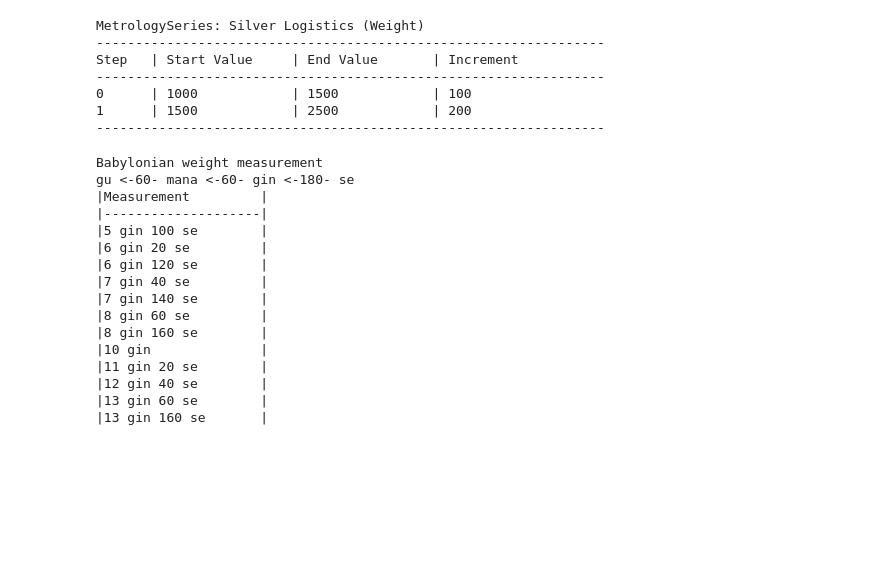
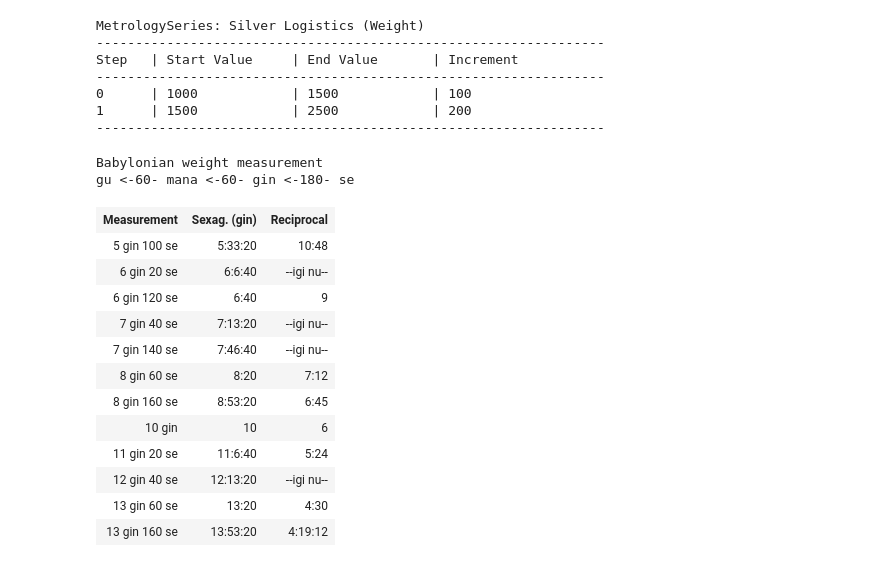
Before and after one commit to jccsvq/mesomath-nb, a Jupyter notebook: notebooks/metrolist.ipynb, the cells around one changed output. Saved outputs shown, nothing was run; the diff lists cells and outputs as text; code cells hidden in the pictures; blank space fills up the shorter version.

```diff
--- a/notebooks/metrolist.ipynb
+++ b/notebooks/metrolist.ipynb
@@ -291,21 +333,22 @@ Step   | Start Value     | End Value       | Increment
 # %%
 # Now, let us use `my_series`
 a, b, c = my_series.select(0,1)
-bw.metrolist(a,b,c)
+caption = bw.title + "<br>" + " ".join(bw.scheme())
+
+bw.metronotebook(a,b,c, verbose=True, caption=caption)
 # %% [output]
 Babylonian weight measurement
 gu <-60- mana <-60- gin <-180- se
-|Measurement         |
-|--------------------|
-|5 gin 100 se        |
-|6 gin 20 se         |
-|6 gin 120 se        |
-|7 gin 40 se         |
-|7 gin 140 se        |
-|8 gin 60 se         |
-|8 gin 160 se        |
-|10 gin              |
-|11 gin 20 se        |
-|12 gin 40 se        |
-|13 gin 60 se        |
-|13 gin 160 se       |
+| Measurement | Sexag. (gin) | Reciprocal |
+| 5 gin 100 se | 5:33:20 | 10:48 |
+| 6 gin 20 se | 6:6:40 | --igi nu-- |
+| 6 gin 120 se | 6:40 | 9 |
+| 7 gin 40 se | 7:13:20 | --igi nu-- |
+| 7 gin 140 se | 7:46:40 | --igi nu-- |
+| 8 gin 60 se | 8:20 | 7:12 |
+| 8 gin 160 se | 8:53:20 | 6:45 |
+| 10 gin | 10 | 6 |
+| 11 gin 20 se | 11:6:40 | 5:24 |
+| 12 gin 40 se | 12:13:20 | --igi nu-- |
+| 13 gin 60 se | 13:20 | 4:30 |
+| 13 gin 160 se | 13:53:20 | 4:19:12 |
```
Also changed, not shown: parts of 6 cells of this notebook, 7 other files.
